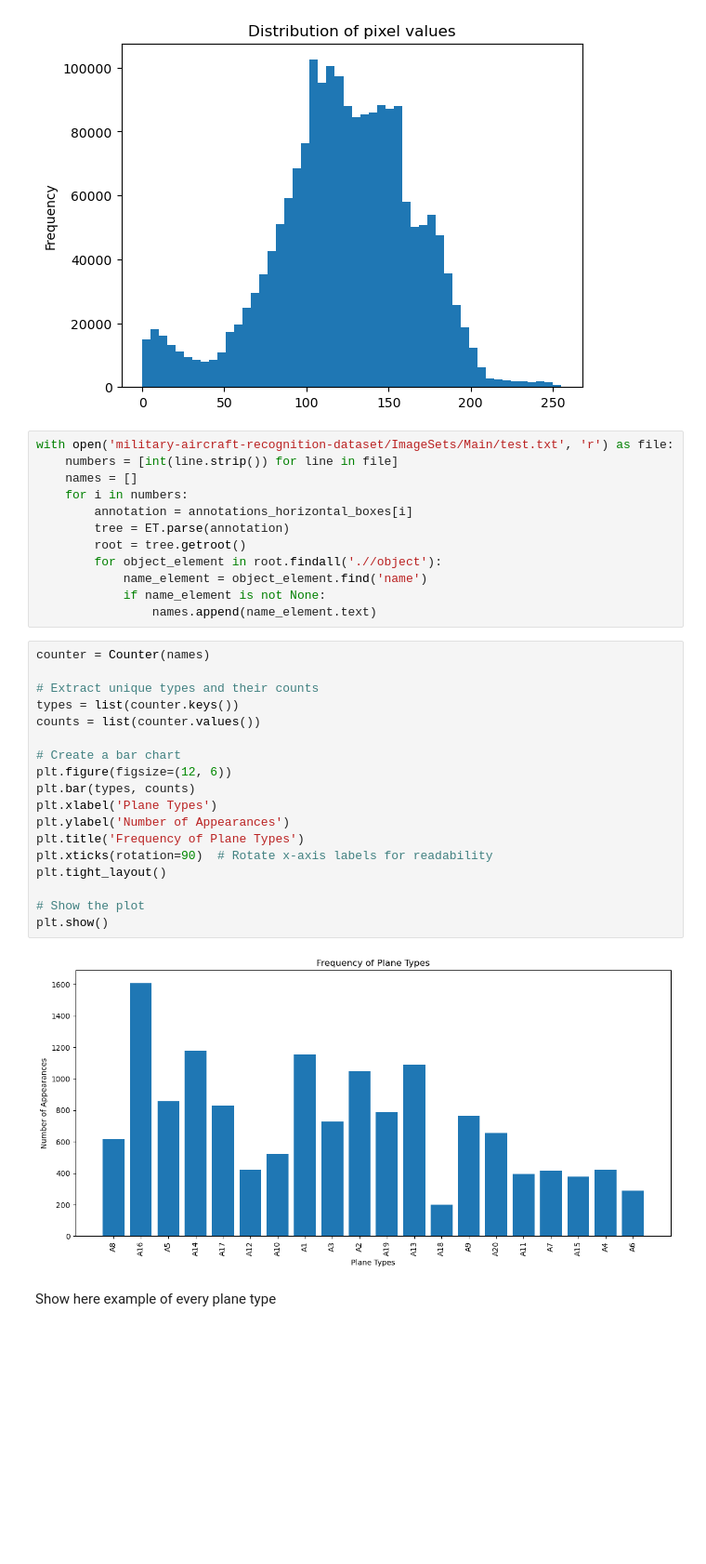
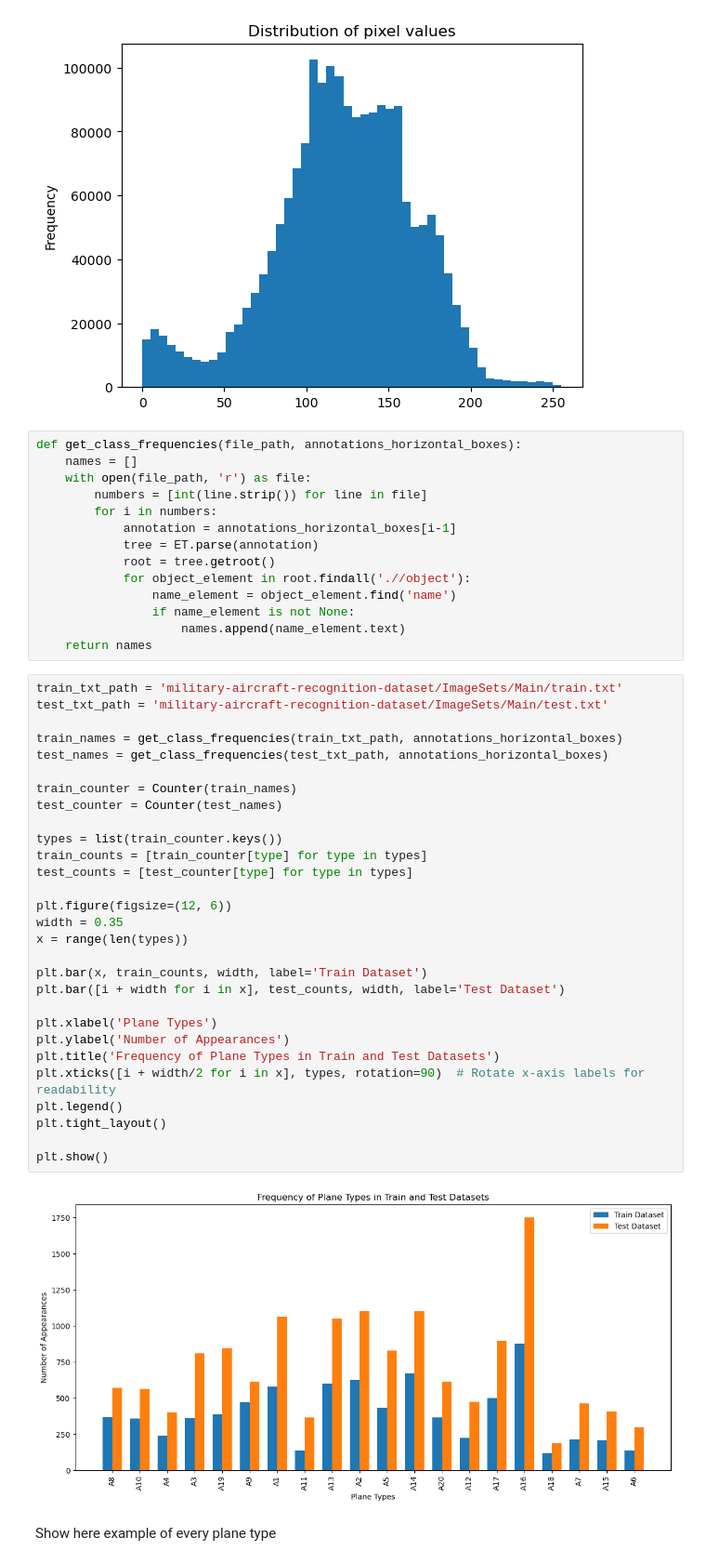
Before and after one commit to TimofiyJ/ML_Aircraft, a Jupyter notebook: main.ipynb, the cells around one changed output. Shown at 93% size. Saved outputs shown, nothing was run; the diff lists cells and outputs as text; blank space fills up the shorter version.

```diff
--- a/main.ipynb
+++ b/main.ipynb
@@ -53,37 +118,50 @@ plt.show()
 # %% [output]
 [figure]
 # %%
-with open('military-aircraft-recognition-dataset/ImageSets/Main/test.txt', 'r') as file:
-    numbers = [int(line.strip()) for line in file]
+def get_class_frequencies(file_path, annotations_horizontal_boxes):
     names = []
-    for i in numbers:
-        annotation = annotations_horizontal_boxes[i]
-        tree = ET.parse(annotation)
-        root = tree.getroot()
-        for object_element in root.findall('.//object'):
-            name_element = object_element.find('name')
-            if name_element is not None:
-                names.append(name_element.text)
+    with open(file_path, 'r') as file:
+        numbers = [int(line.strip()) for line in file]
+        for i in numbers:
+            annotation = annotations_horizontal_boxes[i-1]
+            tree = ET.parse(annotation)
+            root = tree.getroot()
+            for object_element in root.findall('.//object'):
+                name_element = object_element.find('name')
+                if name_element is not None:
+                    names.append(name_element.text)
+    return names
-# %%
-counter = Counter(names)
-
-# Extract unique types and their counts
-types = list(counter.keys())
-counts = list(counter.values())
-
-# Create a bar chart
-plt.figure(figsize=(12, 6))
-plt.bar(types, counts)
-plt.xlabel('Plane Types')
-plt.ylabel('Number of Appearances')
-plt.title('Frequency of Plane Types')
-plt.xticks(rotation=90)  # Rotate x-axis labels for readability
-plt.tight_layout()
-
-# Show the plot
-plt.show()
-# %% [output]
-[figure, removed]
+# %%
+train_txt_path = 'military-aircraft-recognition-dataset/ImageSets/Main/train.txt'
+test_txt_path = 'military-aircraft-recognition-dataset/ImageSets/Main/test.txt'
+
+train_names = get_class_frequencies(train_txt_path, annotations_horizontal_boxes)
+test_names = get_class_frequencies(test_txt_path, annotations_horizontal_boxes)
+
+train_counter = Counter(train_names)
+test_counter = Counter(test_names)
+
+types = list(train_counter.keys())
+train_counts = [train_counter[type] for type in types]
+test_counts = [test_counter[type] for type in types]
+
+plt.figure(figsize=(12, 6))
+width = 0.35
+x = range(len(types))
+
+plt.bar(x, train_counts, width, label='Train Dataset')
+plt.bar([i + width for i in x], test_counts, width, label='Test Dataset')
+
+plt.xlabel('Plane Types')
+plt.ylabel('Number of Appearances')
+plt.title('Frequency of Plane Types in Train and Test Datasets')
+plt.xticks([i + width/2 for i in x], types, rotation=90)  # Rotate x-axis labels for readability
+plt.legend()
+plt.tight_layout()
+
+plt.show()
+# %% [output]
+[figure, added]
 # %% [markdown]
 Show here example of every plane type
 # %%
```
Also changed, not shown: parts of 8 cells of this notebook.
